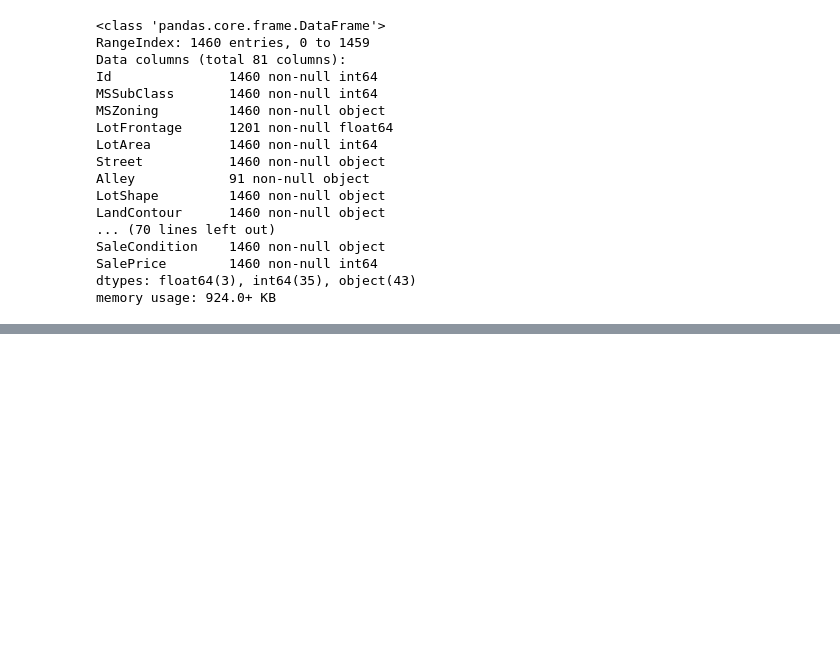
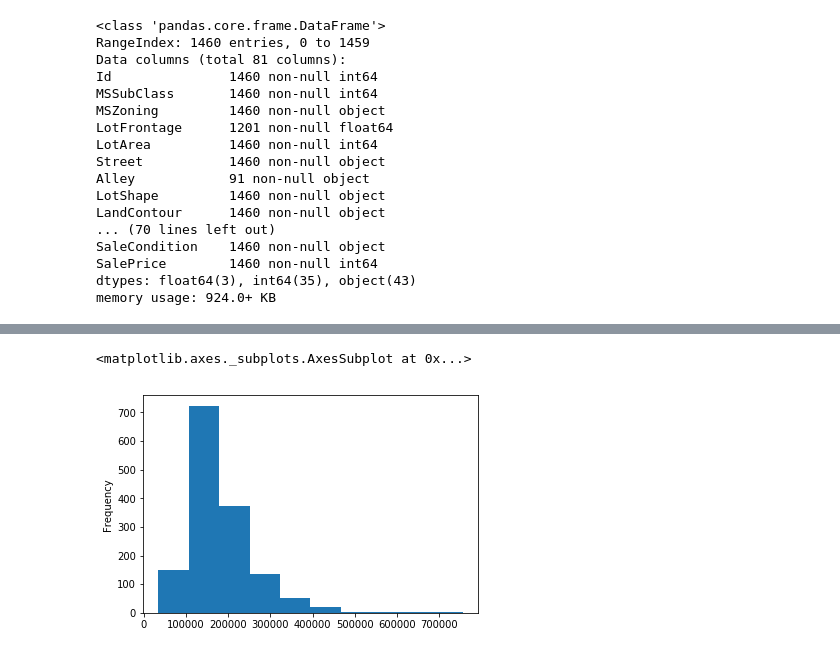
Before and after one commit to innovator-arjun/DataScience-Learning, a Jupyter notebook: House Price-Advanced Regression techniques/House Price Prediction.ipynb, the cells around one changed output, grey strips where cells are left out. Drawn from its saved outputs; the diff is of its cells as text; code cells hidden in the pictures; blank space fills up the shorter version.

```diff
--- a/House Price-Advanced Regression techniques/House Price Prediction.ipynb
+++ b/House Price-Advanced Regression techniques/House Price Prediction.ipynb
@@ -38,0 +73,5 @@ memory usage: 924.0+ KB
+# %%
+house_data.SalePrice.plot(kind='hist')
+# %% [output]
+<matplotlib.axes._subplots.AxesSubplot at 0x...>
+[figure, added]
```
Also changed, not shown: parts of 5 cells of this notebook.
